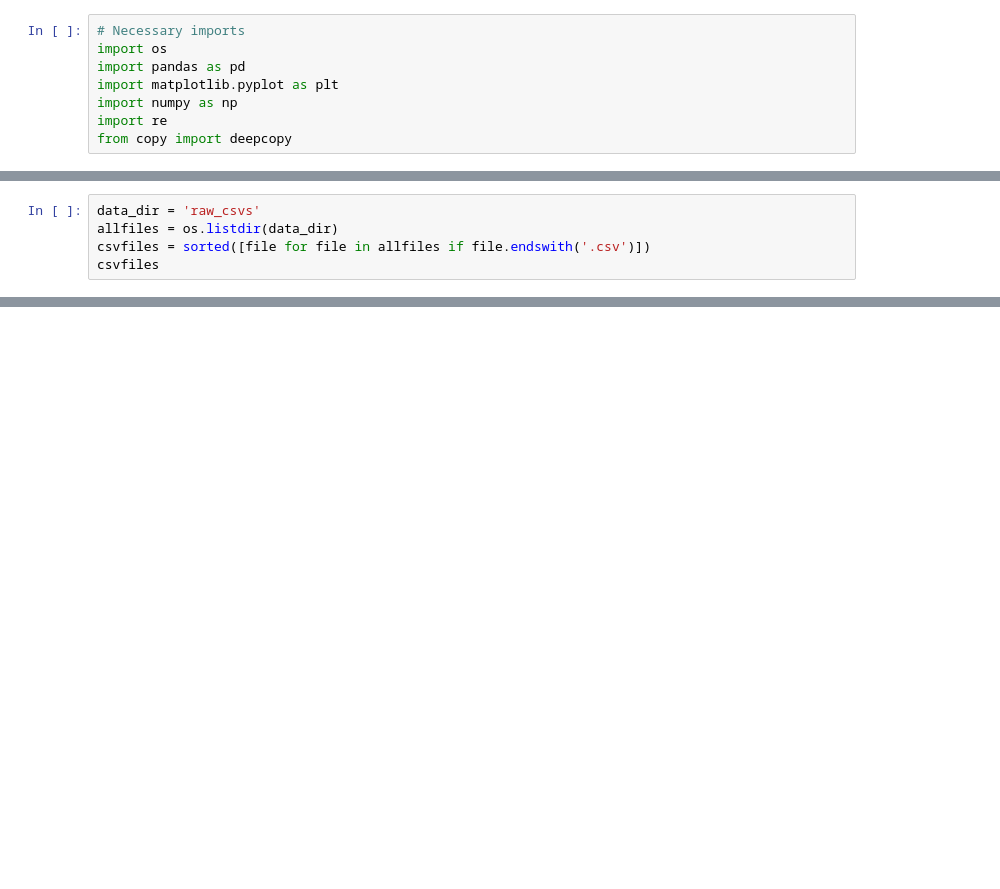
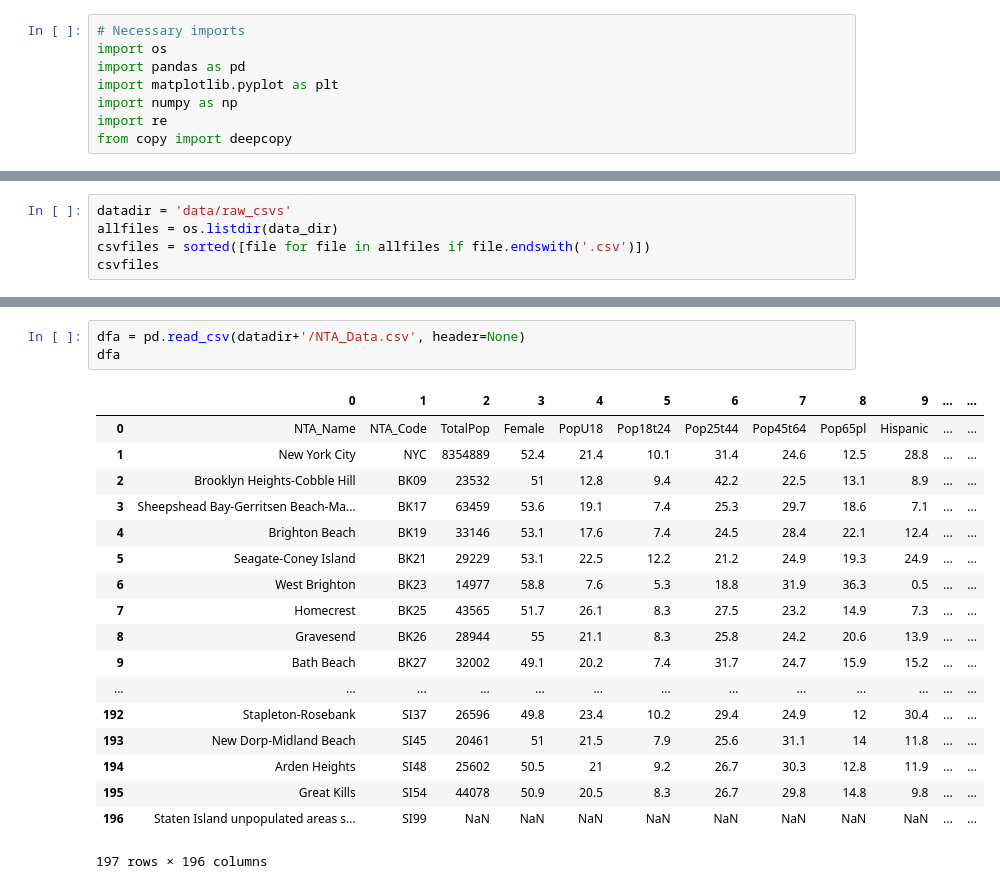
Before and after one commit to jojordan3/Public-Health-and-Education, a Jupyter notebook: CleaningData.ipynb, the cells around one changed output, grey strips where cells are left out. Drawn from its saved outputs; the diff is of its cells as text; blank space fills up the shorter version.

Commit message:
update CleaningData NB

```diff
--- a/CleaningData.ipynb
+++ b/CleaningData.ipynb
@@ -9,5 +63,5 @@ from copy import deepcopy
 # %%
-data_dir = 'raw_csvs'
+datadir = 'data/raw_csvs'
 allfiles = os.listdir(data_dir)
 csvfiles = sorted([file for file in allfiles if file.endswith('.csv')])
 csvfiles
@@ -102,0 +387,22 @@ youthriskbehavior2015.csv
+# %%
+dfa = pd.read_csv(datadir+'/NTA_Data.csv', header=None)
+dfa
+# %% [output]
+|  | 0 | 1 | 2 | 3 | 4 | 5 | 6 | 7 | 8 | 9 | ... | ... |
+| 0 | NTA_Name | NTA_Code | TotalPop | Female | PopU18 | Pop18t24 | Pop25t44 | Pop45t64 | Pop65pl | Hispanic | ... | ... |
+| 1 | New York City | NYC | 8354889 | 52.4 | 21.4 | 10.1 | 31.4 | 24.6 | 12.5 | 28.8 | ... | ... |
+| 2 | Brooklyn Heights-Cobble Hill | BK09 | 23532 | 51 | 12.8 | 9.4 | 42.2 | 22.5 | 13.1 | 8.9 | ... | ... |
+| 3 | Sheepshead Bay-Gerritsen Beach-Ma... | BK17 | 63459 | 53.6 | 19.1 | 7.4 | 25.3 | 29.7 | 18.6 | 7.1 | ... | ... |
+| 4 | Brighton Beach | BK19 | 33146 | 53.1 | 17.6 | 7.4 | 24.5 | 28.4 | 22.1 | 12.4 | ... | ... |
+| 5 | Seagate-Coney Island | BK21 | 29229 | 53.1 | 22.5 | 12.2 | 21.2 | 24.9 | 19.3 | 24.9 | ... | ... |
+| 6 | West Brighton | BK23 | 14977 | 58.8 | 7.6 | 5.3 | 18.8 | 31.9 | 36.3 | 0.5 | ... | ... |
+| 7 | Homecrest | BK25 | 43565 | 51.7 | 26.1 | 8.3 | 27.5 | 23.2 | 14.9 | 7.3 | ... | ... |
+| 8 | Gravesend | BK26 | 28944 | 55 | 21.1 | 8.3 | 25.8 | 24.2 | 20.6 | 13.9 | ... | ... |
+| 9 | Bath Beach | BK27 | 32002 | 49.1 | 20.2 | 7.4 | 31.7 | 24.7 | 15.9 | 15.2 | ... | ... |
+| ... | ... | ... | ... | ... | ... | ... | ... | ... | ... | ... | ... | ... |
+| 192 | Stapleton-Rosebank | SI37 | 26596 | 49.8 | 23.4 | 10.2 | 29.4 | 24.9 | 12 | 30.4 | ... | ... |
+| 193 | New Dorp-Midland Beach | SI45 | 20461 | 51 | 21.5 | 7.9 | 25.6 | 31.1 | 14 | 11.8 | ... | ... |
+| 194 | Arden Heights | SI48 | 25602 | 50.5 | 21 | 9.2 | 26.7 | 30.3 | 12.8 | 11.9 | ... | ... |
+| 195 | Great Kills | SI54 | 44078 | 50.9 | 20.5 | 8.3 | 26.7 | 29.8 | 14.8 | 9.8 | ... | ... |
+| 196 | Staten Island unpopulated areas s... | SI99 | NaN | NaN | NaN | NaN | NaN | NaN | NaN | NaN | ... | ... |
+197 rows × 196 columns
```
Also changed, not shown: parts of 20 cells of this notebook.
